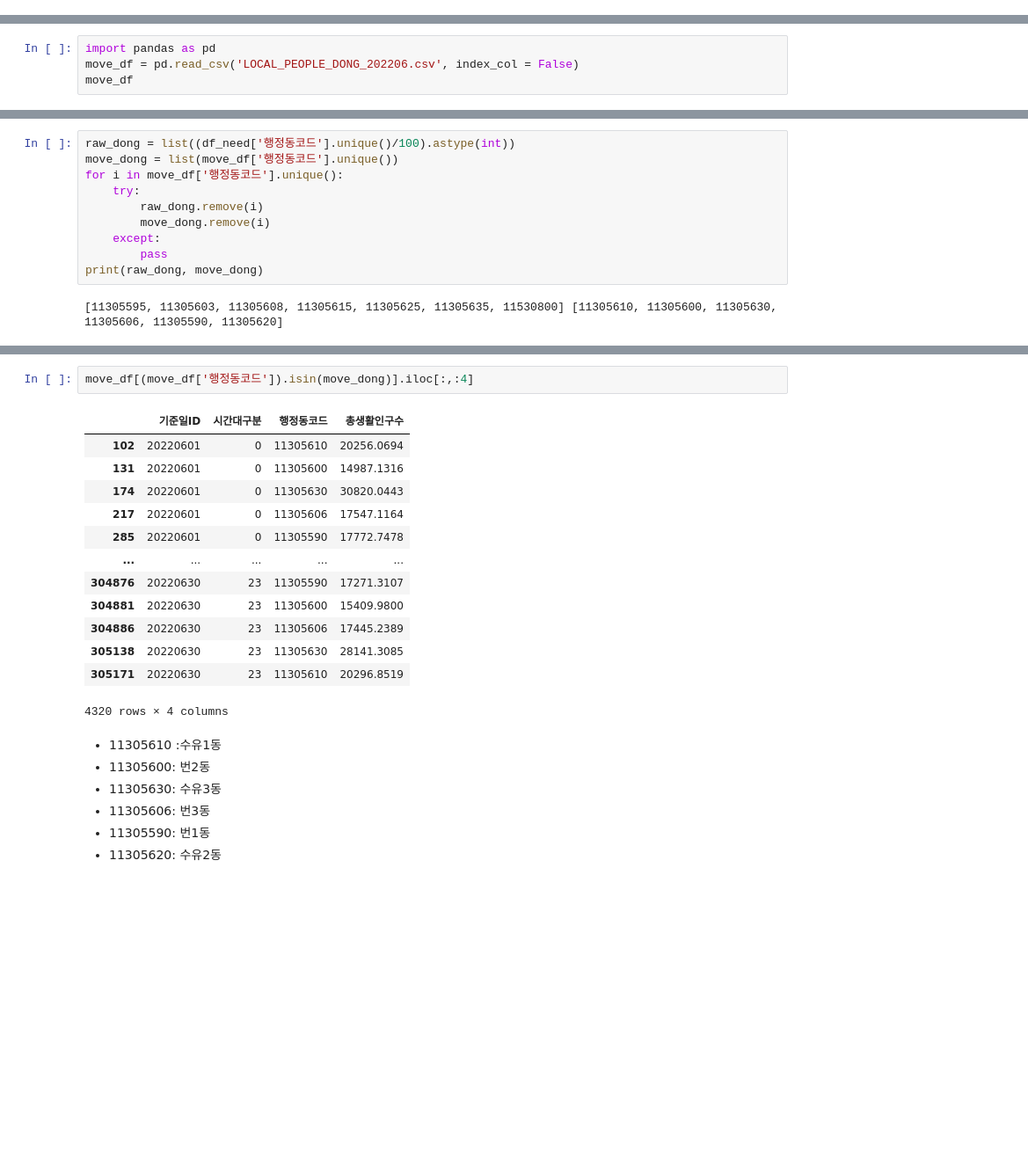
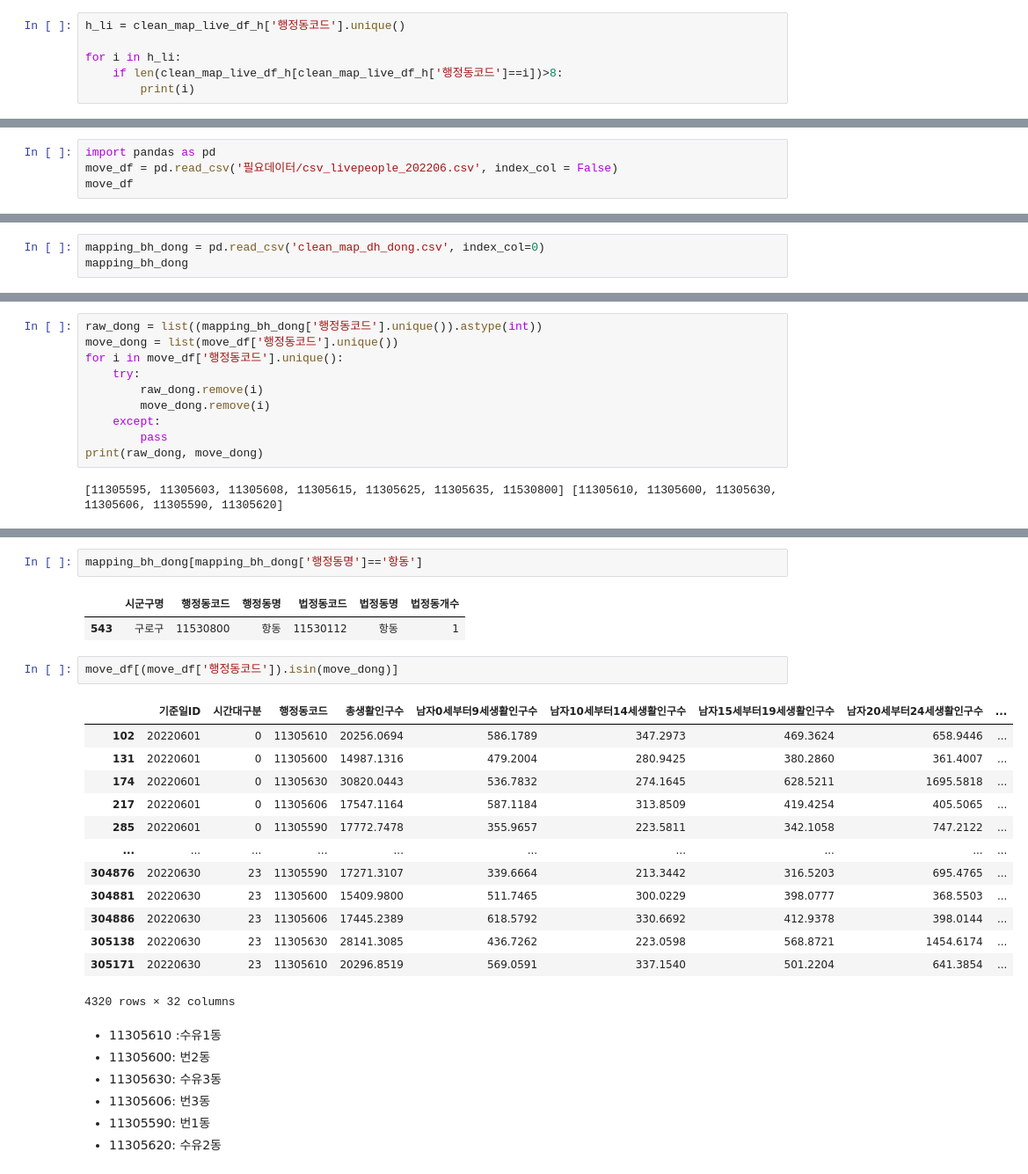
Before and after one commit to choi-aerim/cakd7_class, a Jupyter notebook: 데이터 안심구역/jupyter_recode_행정동법정동.ipynb, the cells around one changed output, grey strips where cells are left out. Shown at 88% size. Cells and saved outputs as stored; diff of their text form; blank space fills up the shorter version.

```diff
--- a/데이터 안심구역/jupyter_recode_행정동법정동.ipynb
+++ b/데이터 안심구역/jupyter_recode_행정동법정동.ipynb
@@ -245,8 +698,14 @@ len(live_df['동별'].unique())
+# %%
+h_li = clean_map_live_df_h['행정동코드'].unique()
+
+for i in h_li:
+    if len(clean_map_live_df_h[clean_map_live_df_h['행정동코드']==i])>8:
+        print(i)
 # %% [markdown]
 ## 유동(생활)인구_202206
 # %%
 import pandas as pd
-move_df = pd.read_csv('LOCAL_PEOPLE_DONG_202206.csv', index_col = False)
+move_df = pd.read_csv('필요데이터/csv_livepeople_202206.csv', index_col = False)
 move_df
 # %% [output]
 |  | 기준일ID | 시간대구분 | 행정동코드 | 총생활인구수 | 남자0세부터9세생활인구수 | 남자10세부터14세생활인구수 | 남자15세부터19세생활인구수 | 남자20세부터24세생활인구수 | ... |
@@ -266,0 +728,3 @@ move_df
+# %%
+mapping_bh_dong = pd.read_csv('clean_map_dh_dong.csv', index_col=0)
+mapping_bh_dong
@@ -274,7 +752,7 @@ len(move_df['행정동코드'].unique())
 # %% [output]
 424
 # %%
-raw_dong = list((df_need['행정동코드'].unique()/100).astype(int))
+raw_dong = list((mapping_bh_dong['행정동코드'].unique()).astype(int))
 move_dong = list(move_df['행정동코드'].unique())
 for i in move_df['행정동코드'].unique():
     try:
@@ -299,19 +777,24 @@ df_need[(df_need['행정동코드']/100).isin(raw_dong)]
+# %%
+mapping_bh_dong[mapping_bh_dong['행정동명']=='항동']
+# %% [output]
+|  | 시군구명 | 행정동코드 | 행정동명 | 법정동코드 | 법정동명 | 법정동개수 |
+| 543 | 구로구 | 11530800 | 항동 | 11530112 | 항동 | 1 |
 # %%
-move_df[(move_df['행정동코드']).isin(move_dong)].iloc[:,:4]
+move_df[(move_df['행정동코드']).isin(move_dong)]
 # %% [output]
-|  | 기준일ID | 시간대구분 | 행정동코드 | 총생활인구수 |
-| 102 | 20220601 | 0 | 11305610 | 20256.0694 |
-| 131 | 20220601 | 0 | 11305600 | 14987.1316 |
-| 174 | 20220601 | 0 | 11305630 | 30820.0443 |
-| 217 | 20220601 | 0 | 11305606 | 17547.1164 |
-| 285 | 20220601 | 0 | 11305590 | 17772.7478 |
-| ... | ... | ... | ... | ... |
-| 304876 | 20220630 | 23 | 11305590 | 17271.3107 |
-| 304881 | 20220630 | 23 | 11305600 | 15409.9800 |
-| 304886 | 20220630 | 23 | 11305606 | 17445.2389 |
-| 305138 | 20220630 | 23 | 11305630 | 28141.3085 |
-| 305171 | 20220630 | 23 | 11305610 | 20296.8519 |
+|  | 기준일ID | 시간대구분 | 행정동코드 | 총생활인구수 | 남자0세부터9세생활인구수 | 남자10세부터14세생활인구수 | 남자15세부터19세생활인구수 | 남자20세부터24세생활인구수 | ... |
+| 102 | 20220601 | 0 | 11305610 | 20256.0694 | 586.1789 | 347.2973 | 469.3624 | 658.9446 | ... |
+| 131 | 20220601 | 0 | 11305600 | 14987.1316 | 479.2004 | 280.9425 | 380.2860 | 361.4007 | ... |
+| 174 | 20220601 | 0 | 11305630 | 30820.0443 | 536.7832 | 274.1645 | 628.5211 | 1695.5818 | ... |
+| 217 | 20220601 | 0 | 11305606 | 17547.1164 | 587.1184 | 313.8509 | 419.4254 | 405.5065 | ... |
+| 285 | 20220601 | 0 | 11305590 | 17772.7478 | 355.9657 | 223.5811 | 342.1058 | 747.2122 | ... |
+| ... | ... | ... | ... | ... | ... | ... | ... | ... | ... |
+| 304876 | 20220630 | 23 | 11305590 | 17271.3107 | 339.6664 | 213.3442 | 316.5203 | 695.4765 | ... |
+| 304881 | 20220630 | 23 | 11305600 | 15409.9800 | 511.7465 | 300.0229 | 398.0777 | 368.5503 | ... |
+| 304886 | 20220630 | 23 | 11305606 | 17445.2389 | 618.5792 | 330.6692 | 412.9378 | 398.0144 | ... |
+| 305138 | 20220630 | 23 | 11305630 | 28141.3085 | 436.7262 | 223.0598 | 568.8721 | 1454.6174 | ... |
+| 305171 | 20220630 | 23 | 11305610 | 20296.8519 | 569.0591 | 337.1540 | 501.2204 | 641.3854 | ... |
-4320 rows × 4 columns
+4320 rows × 32 columns
 # %% [markdown]
 - 11305610 :수유1동
 - 11305600: 번2동
```
Also changed, not shown: parts of 109 cells of this notebook, 17 other files.
